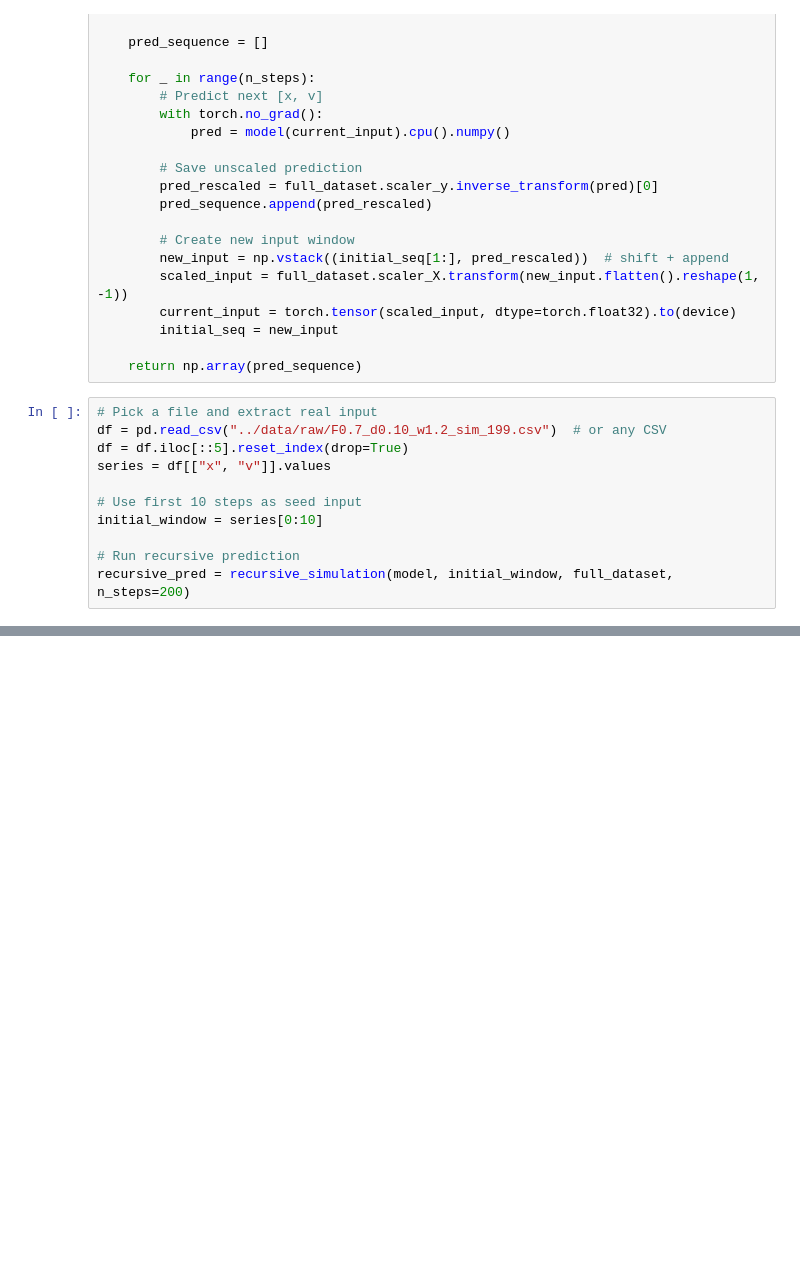
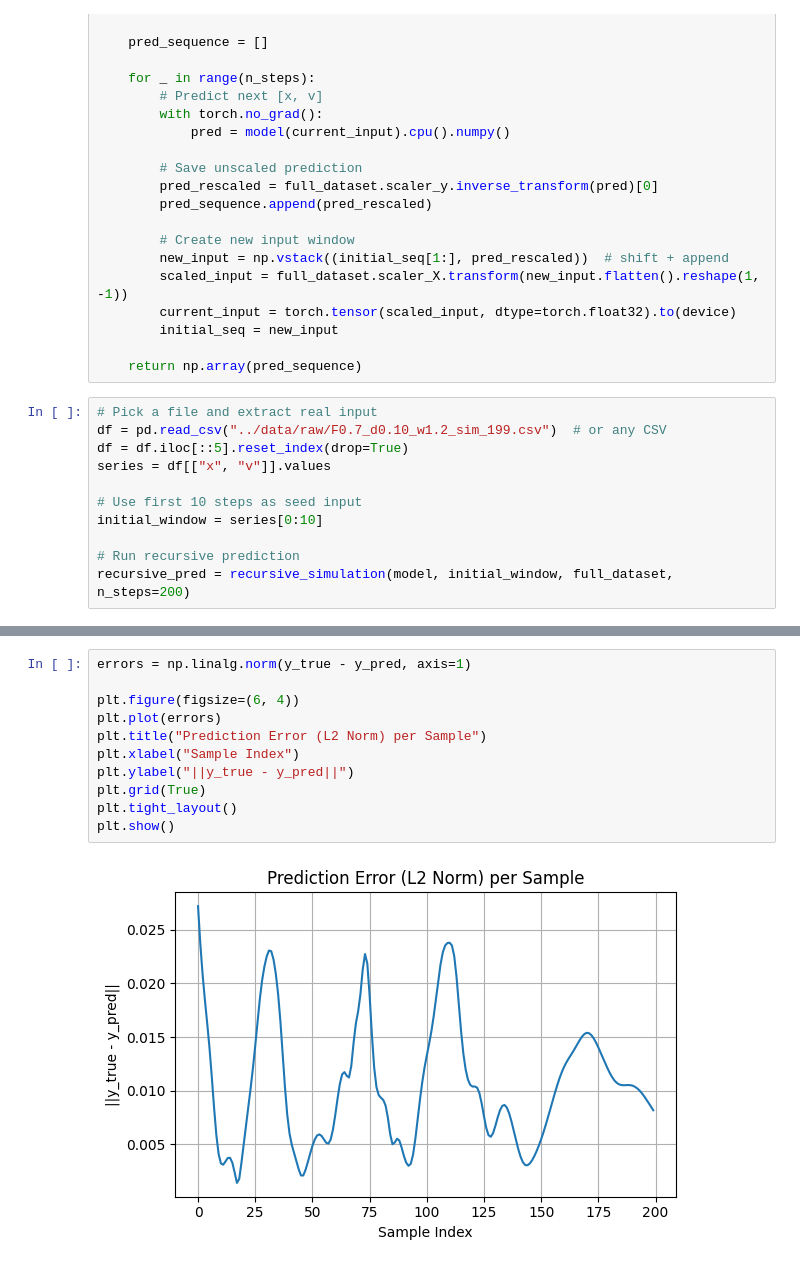
Before and after one commit to Mustafa-Meric-Kasap/duff-net-dynamics, a Jupyter notebook: notebooks/nn_modeling.ipynb, the cells around one changed output, grey strips where cells are left out. Cells and saved outputs as stored; diff of their text form; blank space fills up the shorter version.

Commit message:
Add some markdowns and recursive prediction error table

```diff
--- a/notebooks/nn_modeling.ipynb
+++ b/notebooks/nn_modeling.ipynb
@@ -364,0 +394,13 @@ plt.show()
+# %%
+errors = np.linalg.norm(y_true - y_pred, axis=1)
+
+plt.figure(figsize=(6, 4))
+plt.plot(errors)
+plt.title("Prediction Error (L2 Norm) per Sample")
+plt.xlabel("Sample Index")
+plt.ylabel("||y_true - y_pred||")
+plt.grid(True)
+plt.tight_layout()
+plt.show()
+# %% [output]
+[figure, added]
```
Also changed, not shown: parts of 13 cells of this notebook.
